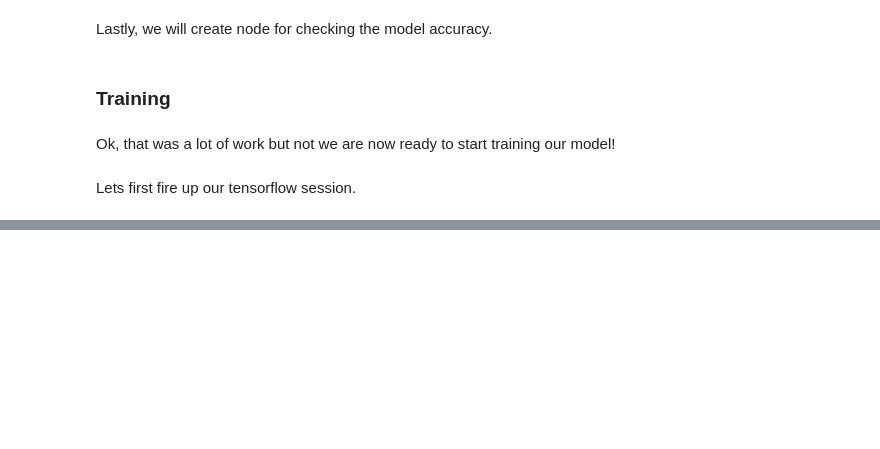
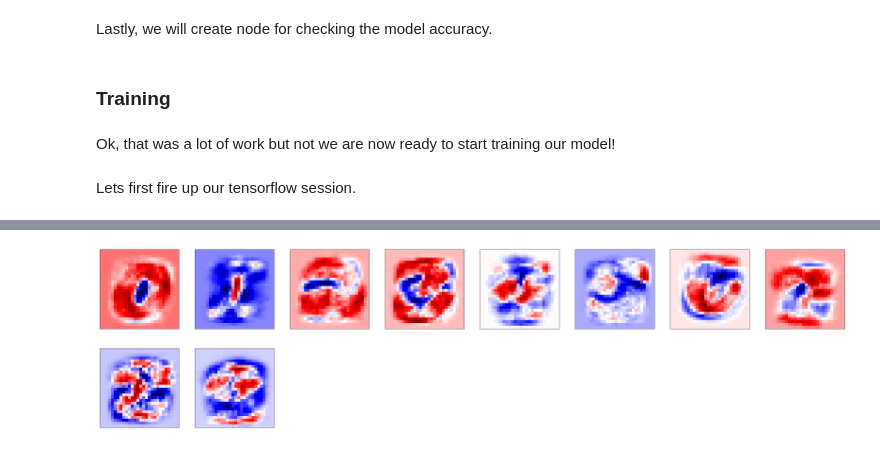
Before and after one commit to teppster/SLM-tf, a Jupyter notebook: SLM.ipynb, the cells around one changed output, grey strips where cells are left out. Drawn from its saved outputs; the diff is of its cells as text; code cells hidden in the pictures; blank space fills up the shorter version.

```diff
--- a/SLM.ipynb
+++ b/SLM.ipynb
@@ -208,0 +231,24 @@ As you can see, we were able to achive 92.6% accuracy from 20,000 iterations.
+# %%
+def plotWeights(weights):
+    # list of images
+    images = []
+
+    # add images to the list of images using the random ints
+    # we have to reshape the array to 28x28 for correct plotting
+    for i in range(class_size):
+        images += [weights[:,i].reshape(data_shape)]
+
+    # plot the images
+    plt.figure(figsize=(40,10))
+    columns = 8
+
+    for i, image in enumerate(images):
+        plt.subplot(len(images) / columns + 1, columns, i + 1)
+        plt.xticks([])
+        plt.yticks([])
+        plt.imshow(image, cmap='seismic')
+
+weights = Weights.eval(session)
+plotWeights(weights)
+# %% [output]
+[figure, added]
```
Also changed, not shown: parts of 8 cells of this notebook.
